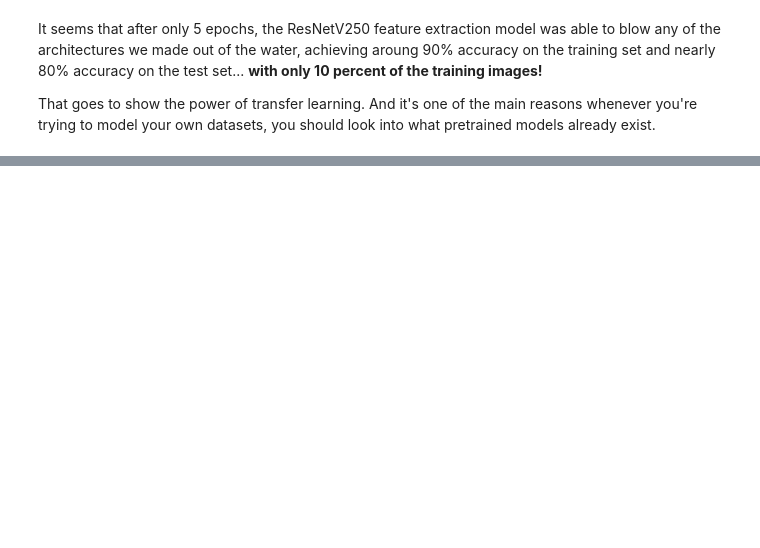
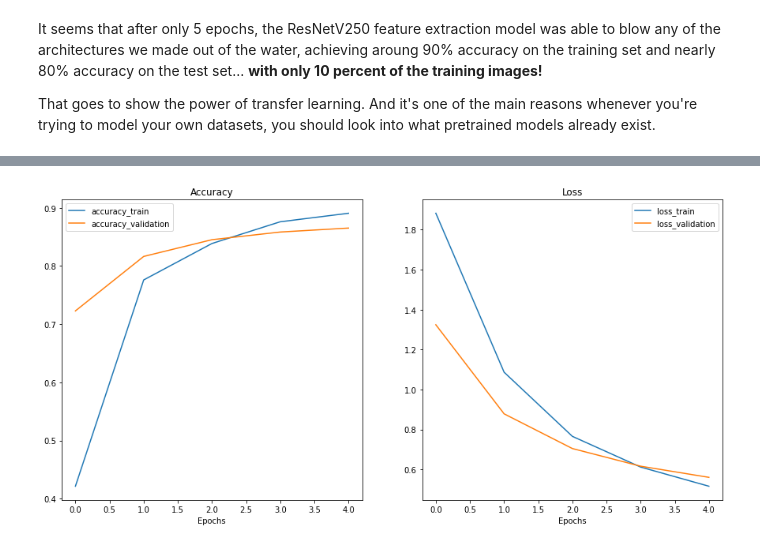
Before and after one commit to danchaud-vincent/tensorflow-deep-learning, a Jupyter notebook: 04_Transfer_learning_in_tensorflow_part1_feature_extraction.ipynb, the cells around one changed output, grey strips where cells are left out. Saved outputs shown, nothing was run; the diff lists cells and outputs as text; code cells hidden in the pictures; blank space fills up the shorter version.

Commit message:
create efficientNetB0 model

```diff
--- a/04_Transfer_learning_in_tensorflow_part1_feature_extraction.ipynb
+++ b/04_Transfer_learning_in_tensorflow_part1_feature_extraction.ipynb
@@ -419,7 +419,10 @@ import matplotlib.pyplot as plt
 
 def plot_loss_curves(history):
   """
+  Returns separate loss curves for training and validation metrics.
 
+  Arguments:
+  - history: history of a fitting model
   """
   # accuracy
   acc_train = history.history["accuracy"]
@@ -445,6 +448,3 @@ def plot_loss_curves(history):
   axs[1].legend()
   axs[1].set_xlabel("Epochs")
   axs[1].set_title("Loss")
-
-
-plot_loss_curves(history_resnet)
@@ -452,0 +480,18 @@ plot_loss_curves(history_resnet)
+# %%
+# Create an efficientnet model
+efficientnet_model = create_model(model_url=efficientnet_url,
+                                  num_classes=train_data_10_percent.num_classes)
+# %%
+# Compile the model
+efficientnet_model.compile(loss=tf.keras.losses.CategoricalCrossentropy(),
+                           optimizer=tf.keras.optimizers.Adam(),
+                           metrics=["accuracy"])
+# %%
+# fit the model
+history_efficientnet = efficientnet_model.fit(train_data_10_percent,
+                                              epochs=5,
+                                              steps_per_epoch=len(train_data_10_percent),
+                                              validation_data=test_data,
+                                              validation_steps=len(test_data),
+                                              callbacks=[create_tensorboard_callback(dir_name="tensorflow_hub",
+                                                                                     experiment_name="efficientnetB0")])
@@ -452,0 +528,5 @@ plot_loss_curves(history_resnet)
+# %%
+# plot loss curves
+plot_loss_curves(history_efficientnet)
+# %% [output]
+[figure, added]
```
Also changed, not shown: parts of 9 cells of this notebook.
